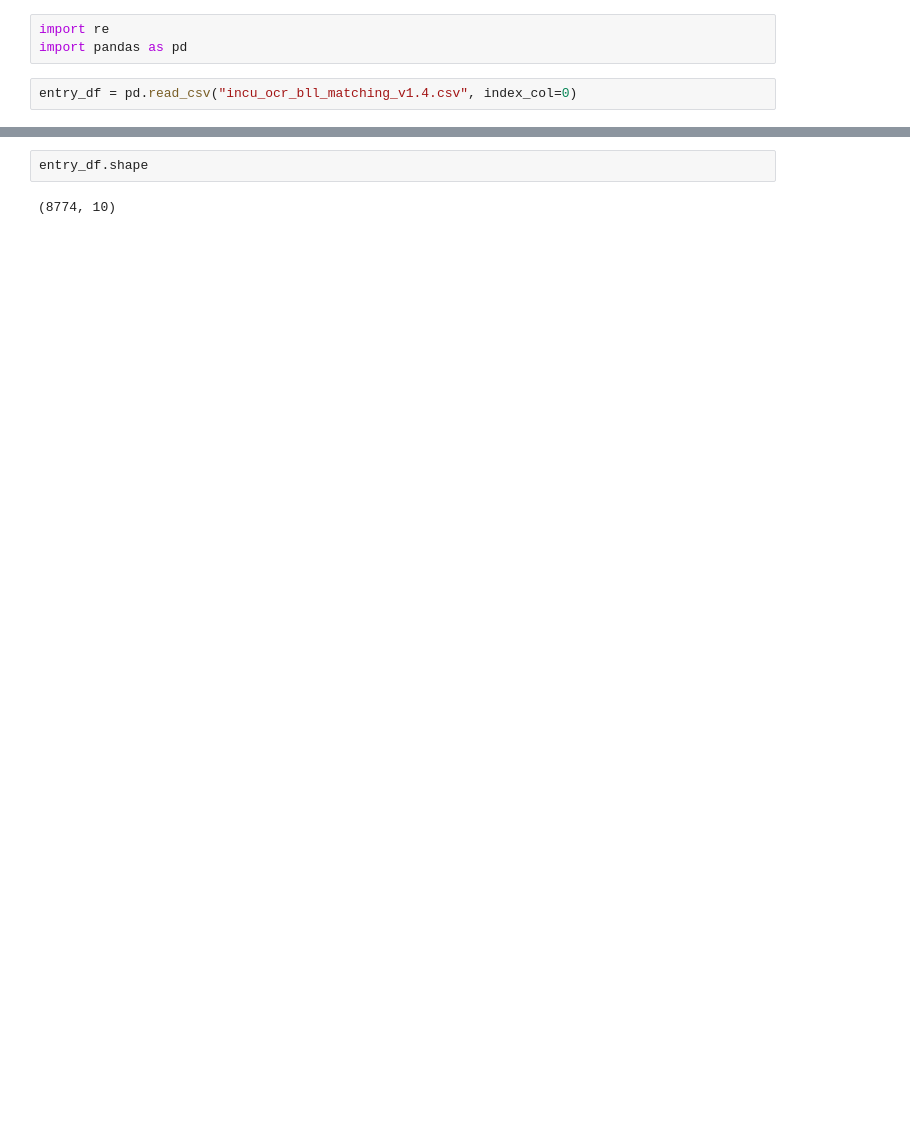
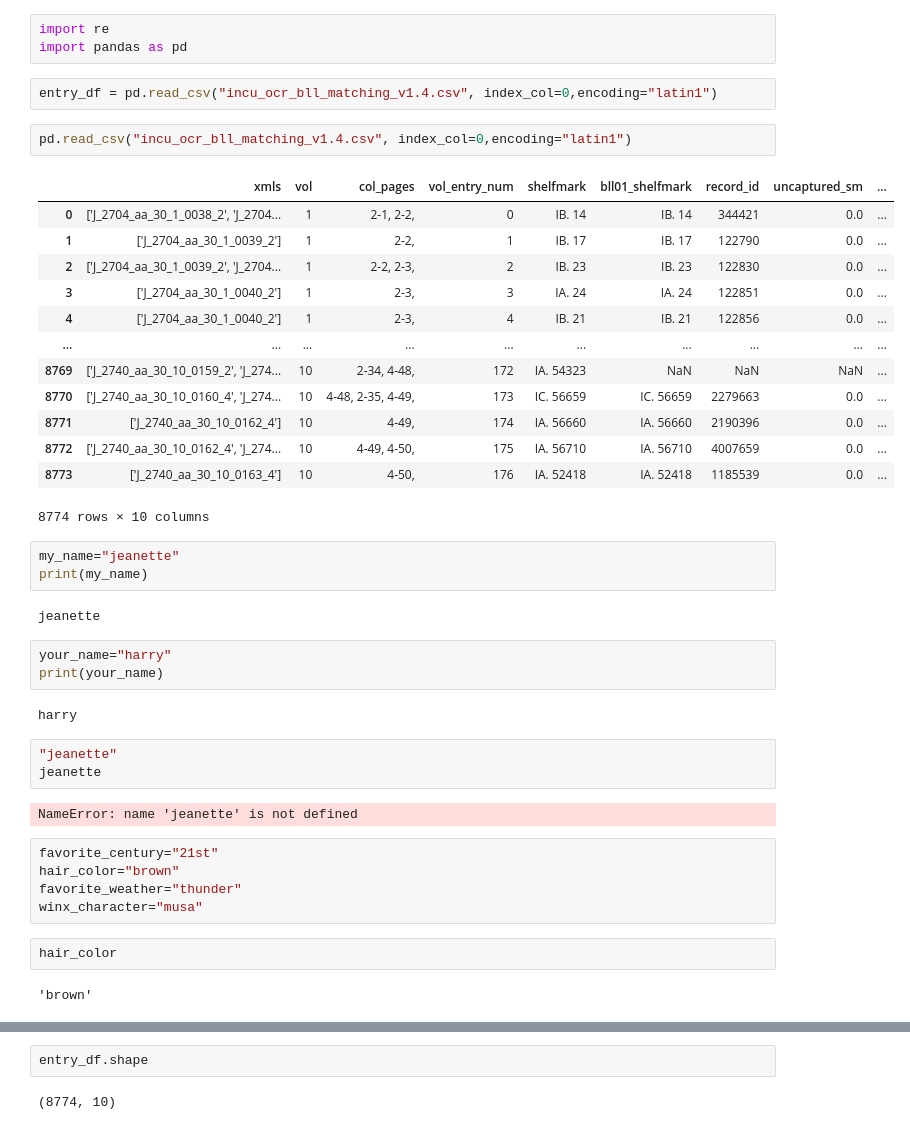
Before and after one commit to harrylloyd-bl/another-copy, a Jupyter notebook: notebooks/another_copy.ipynb, the cells around one changed output, grey strips where cells are left out. Drawn from its saved outputs; the diff is of its cells as text; blank space fills up the shorter version.

```diff
--- a/notebooks/another_copy.ipynb
+++ b/notebooks/another_copy.ipynb
@@ -2,4 +2,44 @@
 import re
 import pandas as pd
 # %%
-entry_df = pd.read_csv("incu_ocr_bll_matching_v1.4.csv", index_col=0)
+entry_df = pd.read_csv("incu_ocr_bll_matching_v1.4.csv", index_col=0,encoding="latin1")
+# %%
+pd.read_csv("incu_ocr_bll_matching_v1.4.csv", index_col=0,encoding="latin1")
+# %% [output]
+|  | xmls | vol | col_pages | vol_entry_num | shelfmark | bll01_shelfmark | record_id | uncaptured_sm | ... |
+| 0 | ['J_2704_aa_30_1_0038_2', 'J_2704... | 1 | 2-1, 2-2, | 0 | IB. 14 | IB. 14 | 344421 | 0.0 | ... |
+| 1 | ['J_2704_aa_30_1_0039_2'] | 1 | 2-2, | 1 | IB. 17 | IB. 17 | 122790 | 0.0 | ... |
+| 2 | ['J_2704_aa_30_1_0039_2', 'J_2704... | 1 | 2-2, 2-3, | 2 | IB. 23 | IB. 23 | 122830 | 0.0 | ... |
+| 3 | ['J_2704_aa_30_1_0040_2'] | 1 | 2-3, | 3 | IA. 24 | IA. 24 | 122851 | 0.0 | ... |
+| 4 | ['J_2704_aa_30_1_0040_2'] | 1 | 2-3, | 4 | IB. 21 | IB. 21 | 122856 | 0.0 | ... |
+| ... | ... | ... | ... | ... | ... | ... | ... | ... | ... |
+| 8769 | ['J_2740_aa_30_10_0159_2', 'J_274... | 10 | 2-34, 4-48, | 172 | IA. 54323 | NaN | NaN | NaN | ... |
+| 8770 | ['J_2740_aa_30_10_0160_4', 'J_274... | 10 | 4-48, 2-35, 4-49, | 173 | IC. 56659 | IC. 56659 | 2279663 | 0.0 | ... |
+| 8771 | ['J_2740_aa_30_10_0162_4'] | 10 | 4-49, | 174 | IA. 56660 | IA. 56660 | 2190396 | 0.0 | ... |
+| 8772 | ['J_2740_aa_30_10_0162_4', 'J_274... | 10 | 4-49, 4-50, | 175 | IA. 56710 | IA. 56710 | 4007659 | 0.0 | ... |
+| 8773 | ['J_2740_aa_30_10_0163_4'] | 10 | 4-50, | 176 | IA. 52418 | IA. 52418 | 1185539 | 0.0 | ... |
+8774 rows × 10 columns
+# %%
+my_name="jeanette"
+print(my_name)
+# %% [output]
+jeanette
+# %%
+your_name="harry"
+print(your_name)
+# %% [output]
+harry
+# %%
+"jeanette"
+jeanette
+# %% [output]
+NameError: name 'jeanette' is not defined
+# %%
+favorite_century="21st"
+hair_color="brown"
+favorite_weather="thunder"
+winx_character="musa"
+# %%
+hair_color
+# %% [output]
+'brown'
```
Also changed, not shown: parts of 30 cells of this notebook.
